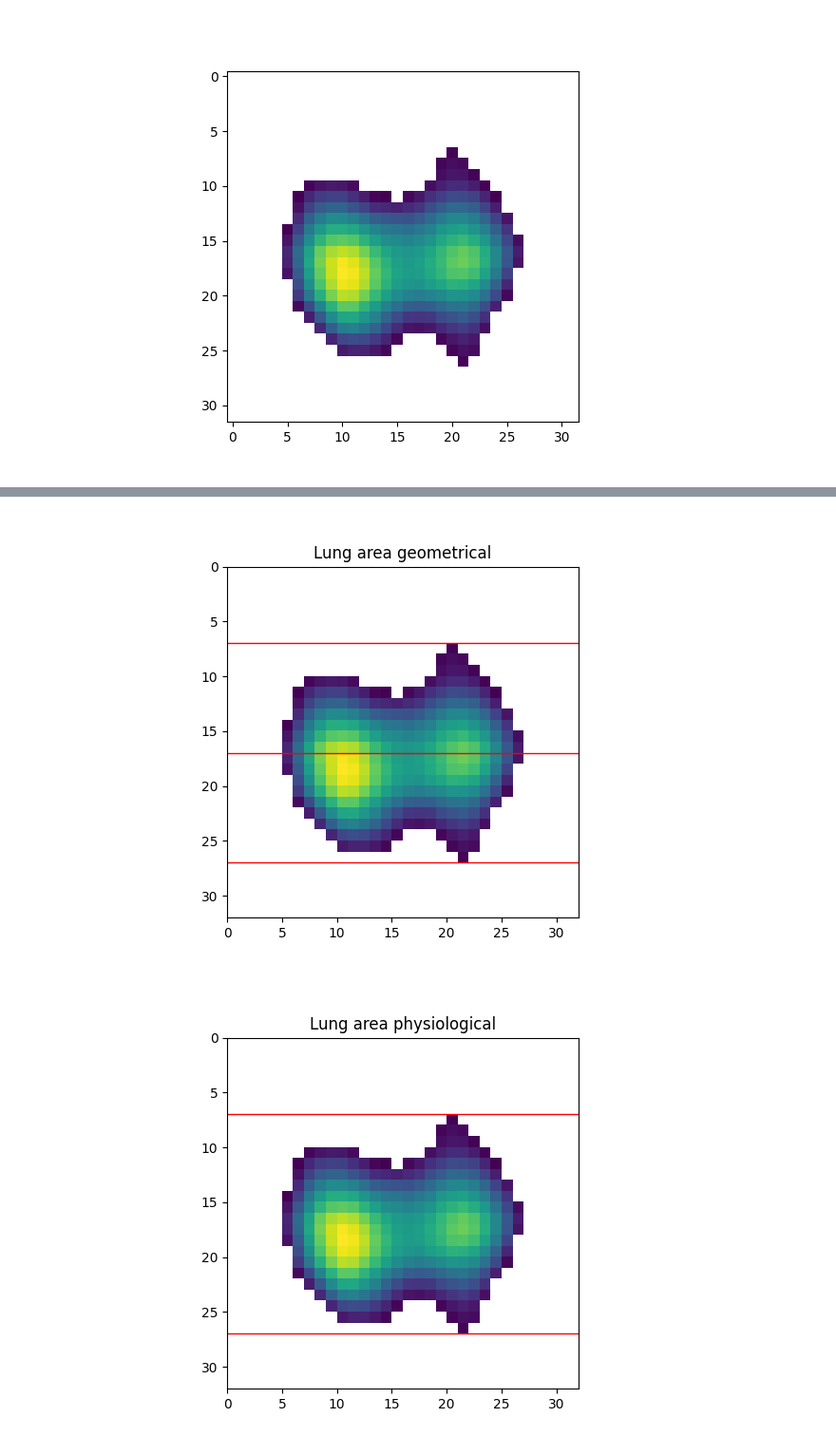
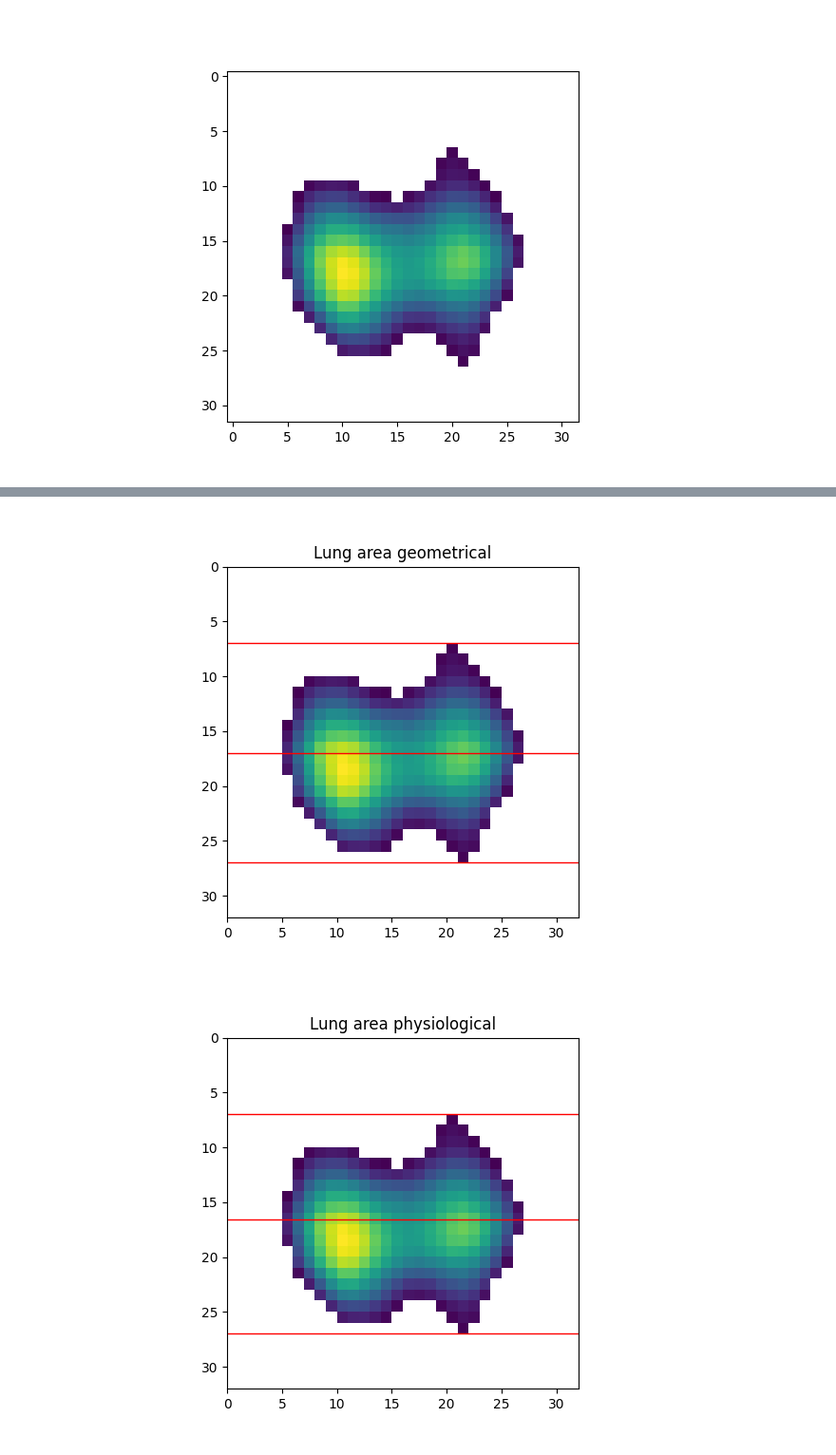
Before and after one commit to EIT-ALIVE/eitprocessing, a Jupyter notebook: notebooks/lung_segmentation_figure.ipynb, the cells around one changed output, grey strips where cells are left out. Shown at 95% size. Saved outputs shown, nothing was run; the diff lists cells and outputs as text; code cells hidden in the pictures.

```diff
--- a/notebooks/lung_segmentation_figure.ipynb
+++ b/notebooks/lung_segmentation_figure.ipynb
@@ -18,7 +18,7 @@ NUM_HORIZONTAL_REGIONS = 2  # Number of horizontal regions to divide the lung ar
 NUM_VERTICAL_REGIONS = 1  # Number of vertical regions to divide the lung area
 FRAMERATE = 20  # Standard framerate
 PIXEL_MASK_THRESHOLD = (
-    0.2  # Threshold for pixel dZ for pixels to be considered involved in ventilation
+    0.20  # Threshold for pixel dZ for pixels to be considered involved in ventilation
 )
 MINUTE = 60
 # %%
@@ -269,7 +270,7 @@ def equal_vent_row_weights(
     num_horizontal_regions: int = NUM_HORIZONTAL_REGIONS,
     return_y_positions: bool = False,
 ) -> np.ndarray | Tuple[np.ndarray, List[float]]:
-    """Provides a multiplication matrix to divide the given row map into four regions with equal
+    """Provides a multiplication matrix to divides the given row map into four regions with equal
     weight.
 
     The result matrix with shape (n, m) represents how each of the `n` rows contributes to each of
@@ -319,8 +320,8 @@ def equal_vent_row_weights(
 
     """
 
-    row_sum = np.sum(pixel_map, axis=1)
-    relative_row_sum = row_sum / np.sum(pixel_map)
+    row_sum = np.nansum(pixel_map, axis=1)
+    relative_row_sum = row_sum / np.nansum(pixel_map)
     relative_row_cumsum = np.cumsum(relative_row_sum)
 
     lower_bounds = np.arange(num_horizontal_regions) / num_horizontal_regions
@@ -364,13 +365,13 @@ def equal_vent_row_weights(
         matrix[dorsal_row, previous_region] = fraction_to_a
         matrix[dorsal_row, next_region] = fraction_to_b
 
-        divide_y_positions.append(ventral_row + fraction_to_a + 1)
+        divide_y_positions.append(ventral_row + fraction_to_a)
 
-    ventilated_rows = np.any(pixel_map > 0, axis=1)
-    row_indices = np.arange(pixel_map.shape[0])
-    ventilated_row_indices = row_indices[ventilated_rows]
-    divide_y_positions.insert(0, ventilated_row_indices[0])
-    divide_y_positions.append(ventilated_row_indices[-1] + 1)
+        ventilated_rows = ~np.all(np.isnan(pixel_map), axis=1)
+        row_indices = np.arange(pixel_map.shape[0])
+        ventilated_row_indices = row_indices[ventilated_rows]
+        divide_y_positions.insert(0, ventilated_row_indices[0])
+        divide_y_positions.append(ventilated_row_indices[-1] + 1)
 
     if return_y_positions:
         return (matrix, divide_y_positions)
@@ -395,28 +510,26 @@ weights_3, y_positions_3 = equal_vent_row_weights(
 # %%
 plt.figure()
 plt.imshow(tiv_map, extent=get_extent(tiv_map))
 plt.title(f"Global geometrical")
 for y in y_positions_1:
-    plt.axhline(
-        y, color="red", linewidth=1
-    )  # add 0.5 because cells are centered on the tick
+    plt.axhline(y, color="red", linewidth=1)
 
 plt.figure()
 plt.imshow(segmented_tiv_map, extent=get_extent(segmented_tiv_map))
 plt.title(f"Lung area geometrical")
 for y in y_positions_2:
     plt.axhline(
         y, color="red", linewidth=1
     )  # add 0.5 because cells are centered on the tick
 
 plt.figure()
 plt.imshow(segmented_tiv_map, extent=get_extent(segmented_tiv_map))
 plt.title(f"Lung area physiological")
 for y in y_positions_3:
     plt.axhline(
         y, color="red", linewidth=1
     )  # add 0.5 because cells are centered on the tick
 # %% [output]
 [figure]
 [figure]
-[figure, old version]
+[figure, new version]
```
Also changed, not shown: parts of 3 cells of this notebook.
